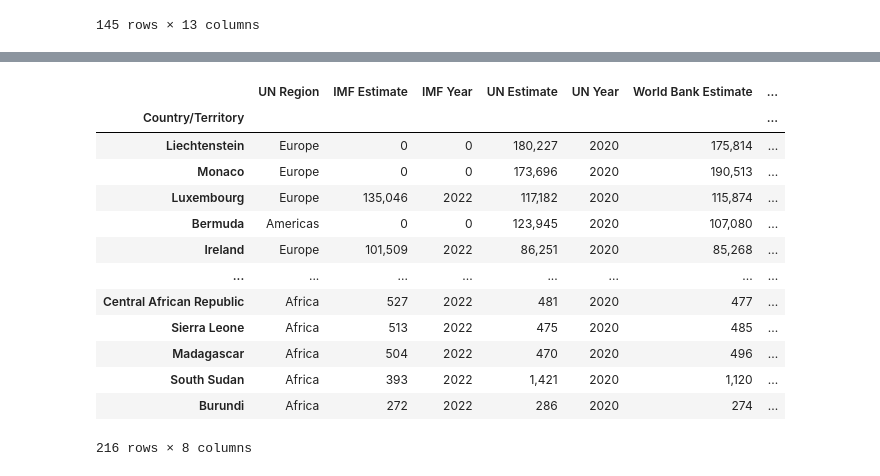
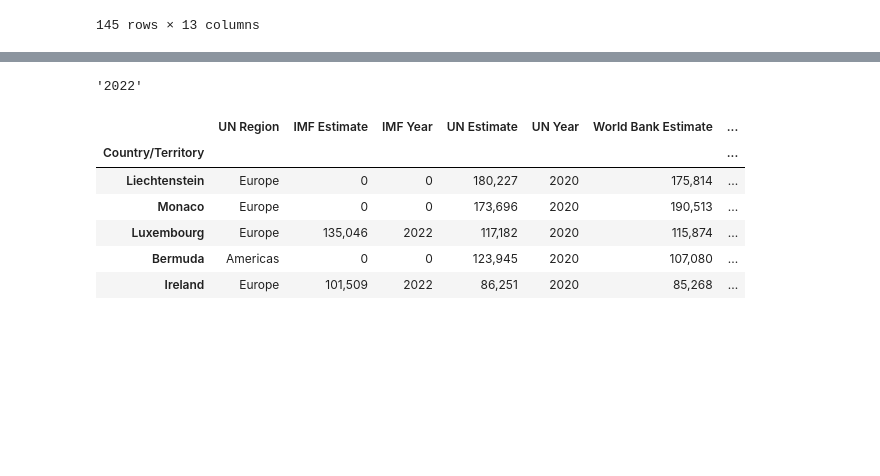
Before and after one commit to polarbearcode/DataAnalysis, a Jupyter notebook: CountryAnalysis/Analysis.ipynb, the cells around one changed output, grey strips where cells are left out. Drawn from its saved outputs; the diff is of its cells as text; code cells hidden in the pictures; blank space fills up the shorter version.

Commit message:
data cleaning

```diff
--- a/CountryAnalysis/Analysis.ipynb
+++ b/CountryAnalysis/Analysis.ipynb
@@ -65,22 +131,7 @@ globalInnovationIndexRanking.head(5)
 | 1652 | ARG | Argentina | 40711 | Global Innovation Index | Rank | 56.0 | 70.0 | 72.0 | ... |
 | 2035 | ARM | Armenia | 40711 | Global Innovation Index | Rank | 59.0 | 65.0 | 61.0 | ... |
 # %%
-def chooseRanking(rank2019, rank2020):
-    """
-        Choose the more recent of ranks.
-        rank2019: the rank in 2019
-        rank2020: the rank in 2020
-    """
-
-    if (not pd.isna(rank2020)):
-        return rank2020
-    elif(not pd.isna(rank2019)):
-        return rank2019
-    else:
-        return 200
-
-
-globalInnovationIndexRanking['Ranking'] = [chooseRanking(twoRanks[0], twoRanks[1]) for twoRanks in zip(globalInnovationIndexRanking['2019'], globalInnovationIndexRanking['2020'])]
+addRankingColumn(globalInnovationIndexRanking)
 globalInnovationIndexRanking.head(5)
 # %% [output]
 A value is trying to be set on a copy of a slice from a DataFrame.
@@ -96,19 +147,6 @@ See the caveats in the documentation: https://pandas.pydata.org/pandas-docs/stab
 | 2035 | ARM | Armenia | 40711 | Global Innovation Index | Rank | 59.0 | 65.0 | 61.0 | ... |
 # %%
 globalInnovationIndexRanking= globalInnovationIndexRanking.rename(columns = {"Country Name": "Country/Territory"})
-gdpPerCapita.set_index('Country/Territory').join(globalInnovationIndexRanking[['Country/Territory', 'Ranking']].set_index('Country/Territory'))
+combinedDF = gdpPerCapita.set_index('Country/Territory').join(globalInnovationIndexRanking[['Country/Territory', 'Ranking']].set_index('Country/Territory'))
-# %% [output]
-|  | UN Region | IMF Estimate | IMF Year | UN Estimate | UN Year | World Bank Estimate | ... |
-| Country/Territory |  |  |  |  |  |  | ... |
-| Liechtenstein | Europe | 0 | 0 | 180,227 | 2020 | 175,814 | ... |
-| Monaco | Europe | 0 | 0 | 173,696 | 2020 | 190,513 | ... |
-| Luxembourg | Europe | 135,046 | 2022 | 117,182 | 2020 | 115,874 | ... |
-| Bermuda | Americas | 0 | 0 | 123,945 | 2020 | 107,080 | ... |
-| Ireland | Europe | 101,509 | 2022 | 86,251 | 2020 | 85,268 | ... |
-| ... | ... | ... | ... | ... | ... | ... | ... |
-| Central African Republic | Africa | 527 | 2022 | 481 | 2020 | 477 | ... |
-| Sierra Leone | Africa | 513 | 2022 | 475 | 2020 | 485 | ... |
-| Madagascar | Africa | 504 | 2022 | 470 | 2020 | 496 | ... |
-| South Sudan | Africa | 393 | 2022 | 1,421 | 2020 | 1,120 | ... |
-| Burundi | Africa | 272 | 2022 | 286 | 2020 | 274 | ... |
-216 rows × 8 columns
+# %%
+combinedDF['Country/Territory'] = combinedDF.index
@@ -114,0 +157,20 @@ gdpPerCapita.set_index('Country/Territory').join(globalInnovationIndexRanking[['
+# %%
+''' Cleaning data : the function above doesn't work, so if you look in data, Tanzania has ]n for one of the years. Look
+    at the table on the webpage, there is a footnote there.
+'''
+rowLocation = combinedDF['Country/Territory'].tolist().index("China")
+colLocation = [col for col in combinedDF.columns].index("IMF Year")
+combinedDF.iat[rowLocation, colLocation]
+# %% [output]
+'2022'
+# %%
+createEstimateColumn(combinedDF)
+combinedDF.head()
+# %% [output]
+|  | UN Region | IMF Estimate | IMF Year | UN Estimate | UN Year | World Bank Estimate | ... |
+| Country/Territory |  |  |  |  |  |  | ... |
+| Liechtenstein | Europe | 0 | 0 | 180,227 | 2020 | 175,814 | ... |
+| Monaco | Europe | 0 | 0 | 173,696 | 2020 | 190,513 | ... |
+| Luxembourg | Europe | 135,046 | 2022 | 117,182 | 2020 | 115,874 | ... |
+| Bermuda | Americas | 0 | 0 | 123,945 | 2020 | 107,080 | ... |
+| Ireland | Europe | 101,509 | 2022 | 86,251 | 2020 | 85,268 | ... |
```
Also changed, not shown: parts of 6 cells of this notebook.
